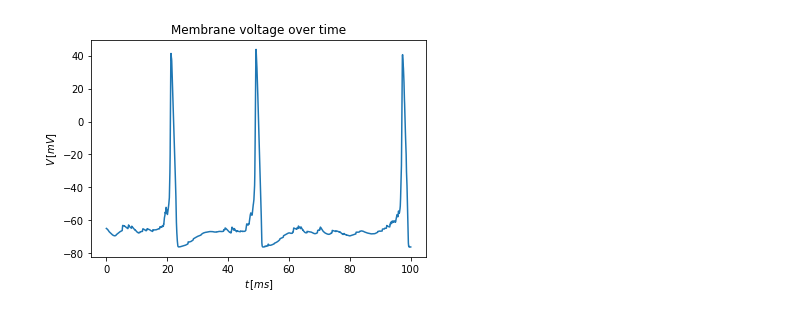
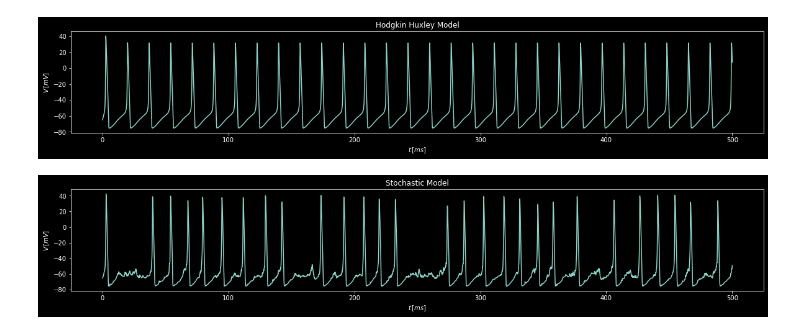
Before and after one commit to keraJLi/stochastic-hodgkin-huxley, a Jupyter notebook: notebook.ipynb, the cells around one changed output. Drawn from its saved outputs; the diff is of its cells as text; code cells hidden in the pictures.

```diff
--- a/notebook.ipynb
+++ b/notebook.ipynb
@@ -1,8 +1,14 @@
 # %%
 import numpy as np
 import pandas as pd
+import seaborn as sns
+from itertools import product
+from collections import defaultdict
 from scipy.signal import find_peaks
 from matplotlib import pyplot as plt
+from multiprocessing.pool import Pool
+from matplotlib.ticker import MaxNLocator
+plt.style.use('dark_background')
 # %%
 from hhm import *
 # %%
@@ -108,9 +99,22 @@ stochastic_hhm(t_max=100).plot(x="t", y=["open_rate_K", "open_rate_Na"])
+# %%
+plt.figure(figsize=(20,3))
+ax = plt.gca()
+hhm(t_max=500, I_e=lambda t: 7).plot(x="t", y="V", legend=False, ax=ax)
+ax.ticklabel_format(useOffset=False)
+plt.xlabel(r"$t\, [ms]$")
+plt.ylabel(r"$V\, [mV]$")
+plt.title("Hodgkin Huxley Model")
+plt.savefig("hhm", dpi=300)
+# %% [output]
+[figure, added]
 # %%
-ax = stochastic_hhm(t_max=100, I_e=lambda t: -1).plot(x="t", y="V", legend=False)
+plt.figure(figsize=(20,3))
+ax = plt.gca()
+stochastic_hhm(t_max=500, I_e=lambda t: 7).plot(x="t", y="V", legend=False, ax=ax)
 ax.ticklabel_format(useOffset=False)
 plt.xlabel(r"$t\, [ms]$")
 plt.ylabel(r"$V\, [mV]$")
-plt.title("Membrane voltage over time")
-plt.show()
+plt.title("Stochastic Model")
+plt.savefig("stochastic", dpi=300)
 # %% [output]
-[figure, old version]
+[figure, new version]
```
Also changed, not shown: parts of 13 cells of this notebook, 9 other files.
